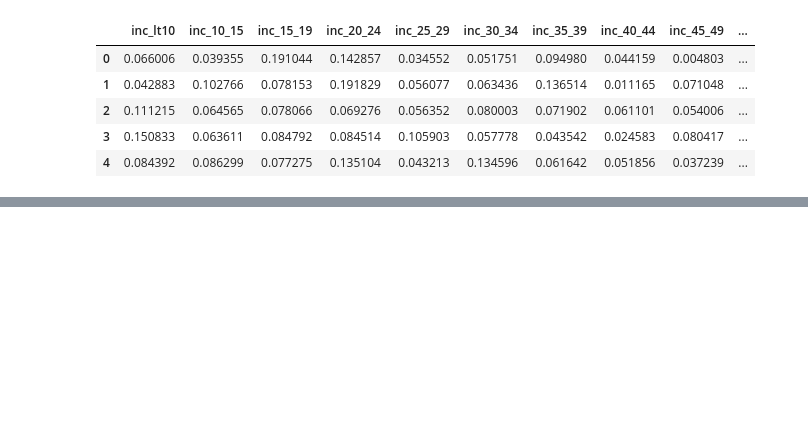
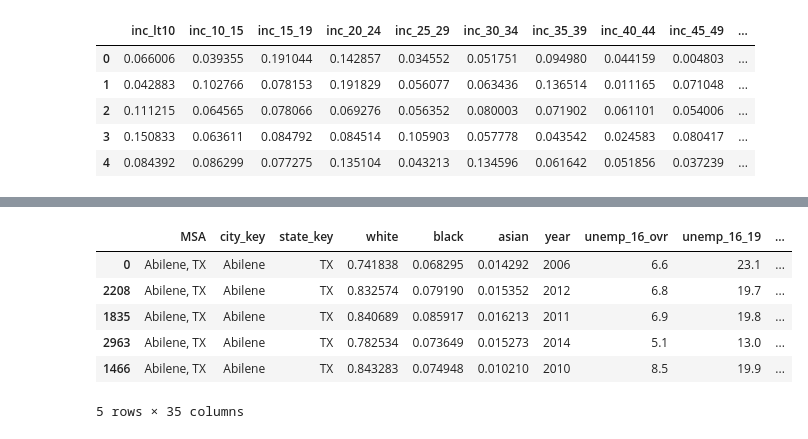
Before and after one commit to cs109grp18/cs109a_final, a Jupyter notebook: pull_msa_data.ipynb, the cells around one changed output, grey strips where cells are left out. Drawn from its saved outputs; the diff is of its cells as text; code cells hidden in the pictures; blank space fills up the shorter version.

```diff
--- a/pull_msa_data.ipynb
+++ b/pull_msa_data.ipynb
@@ -156,4 +197,7 @@ age_all.head()
 # %%
+###############
+# Income Data
+###############
 inc_all = pd.DataFrame()
 for year in range(2006, 2017):
     if year == 2006:
@@ -163,6 +207,7 @@ for year in range(2006, 2017):
     inc = pd.read_csv("data/house_income/%s.csv" %f, encoding='Latin-1')
     # Keep only the estimates
     inc = slim_df(inc, [v for v in inc.columns if "HD01" in v])
+    inc['year'] = year
     inc_all = append_df(inc, inc_all)
 
 # Proccess Final Data Frame
@@ -191,6 +236,9 @@ inc_all['total'] = inc_all['total'].astype(int)
 # Get propotion of each imcome bracket by dividing by total
 inc_all.loc[:, numeric_vars] = inc_all[numeric_vars].apply(lambda x: x / inc_all["total"])
 del inc_all['total']
+# Match Crime data and Get rid of MSA
+inc_all = match_crime(inc_all)
+del inc_all['MSA']
 inc_all.head()
 # %% [output]
 |  | inc_lt10 | inc_10_15 | inc_15_19 | inc_20_24 | inc_25_29 | inc_30_34 | inc_35_39 | inc_40_44 | inc_45_49 | ... |
@@ -201,0 +420,16 @@ inc_all.head()
+# %%
+#####################
+# Bring in BEA Data
+#####################
+bea_gdp = pd.read_csv("data/BEA_real_GDP_pc.csv",skiprows=[0,1,2], header=1)
+del bea_gdp['Fips']
+bea_gdp= bea_gdp.iloc[1:, :].rename(index=str, columns={"Area": 'MSA'})
+bea_gdp = pd.melt(bea_gdp, id_vars=["MSA"], var_name='year', value_name='real_pc_gdp')
+bea_gdp = bea_gdp.loc[bea_gdp.MSA.notnull(), :]
+bea_gdp['year'] = bea_gdp['year'].astype(int)
+bea_gdp = bea_gdp.loc[bea_gdp.year >= 2006, :]
+
+# Get rid of MSA in paranthesis
+bea_gdp['MSA'] = bea_gdp['MSA'].str.replace(r"\(.*\)","")
+bea_gdp = split_MSA(bea_gdp)
+del bea_gdp['MSA']
@@ -201,0 +457,11 @@ inc_all.head()
+# %%
+census_df.to_json("output/census_df.json")
+census_df.head()
+# %% [output]
+|  | MSA | city_key | state_key | white | black | asian | year | unemp_16_ovr | unemp_16_19 | ... |
+| 0 | Abilene, TX | Abilene | TX | 0.741838 | 0.068295 | 0.014292 | 2006 | 6.6 | 23.1 | ... |
+| 2208 | Abilene, TX | Abilene | TX | 0.832574 | 0.079190 | 0.015352 | 2012 | 6.8 | 19.7 | ... |
+| 1835 | Abilene, TX | Abilene | TX | 0.840689 | 0.085917 | 0.016213 | 2011 | 6.9 | 19.8 | ... |
+| 2963 | Abilene, TX | Abilene | TX | 0.782534 | 0.073649 | 0.015273 | 2014 | 5.1 | 13.0 | ... |
+| 1466 | Abilene, TX | Abilene | TX | 0.843283 | 0.074948 | 0.010210 | 2010 | 8.5 | 19.9 | ... |
+5 rows × 35 columns
```
Also changed, not shown: parts of 12 cells of this notebook.
